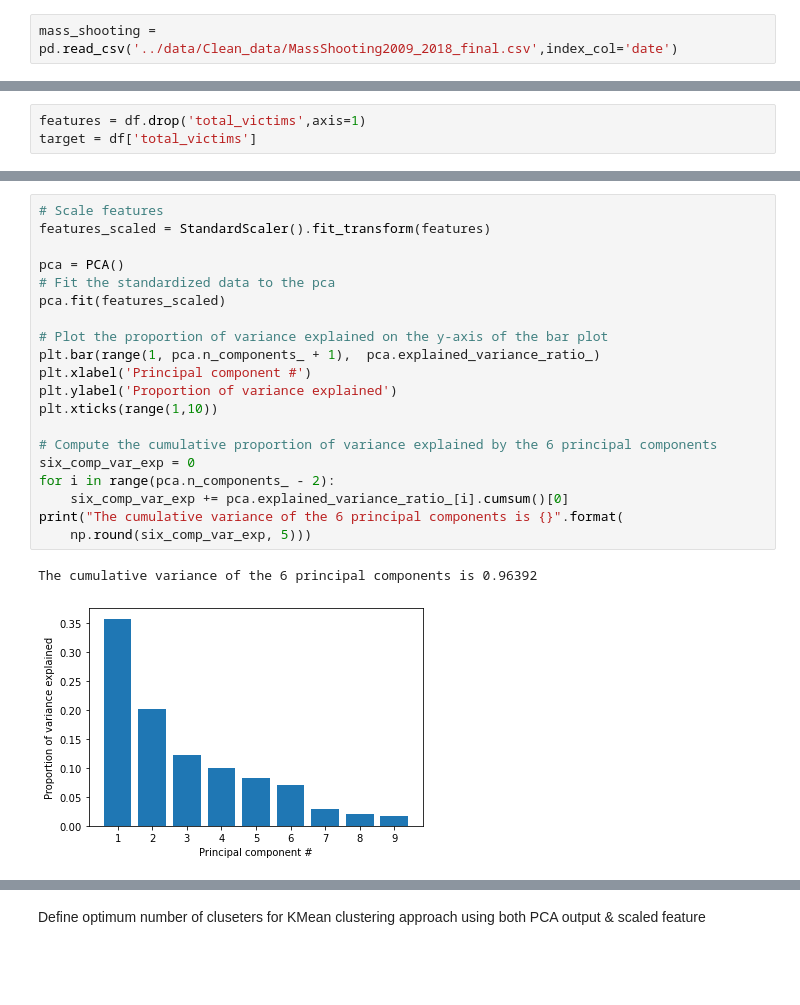
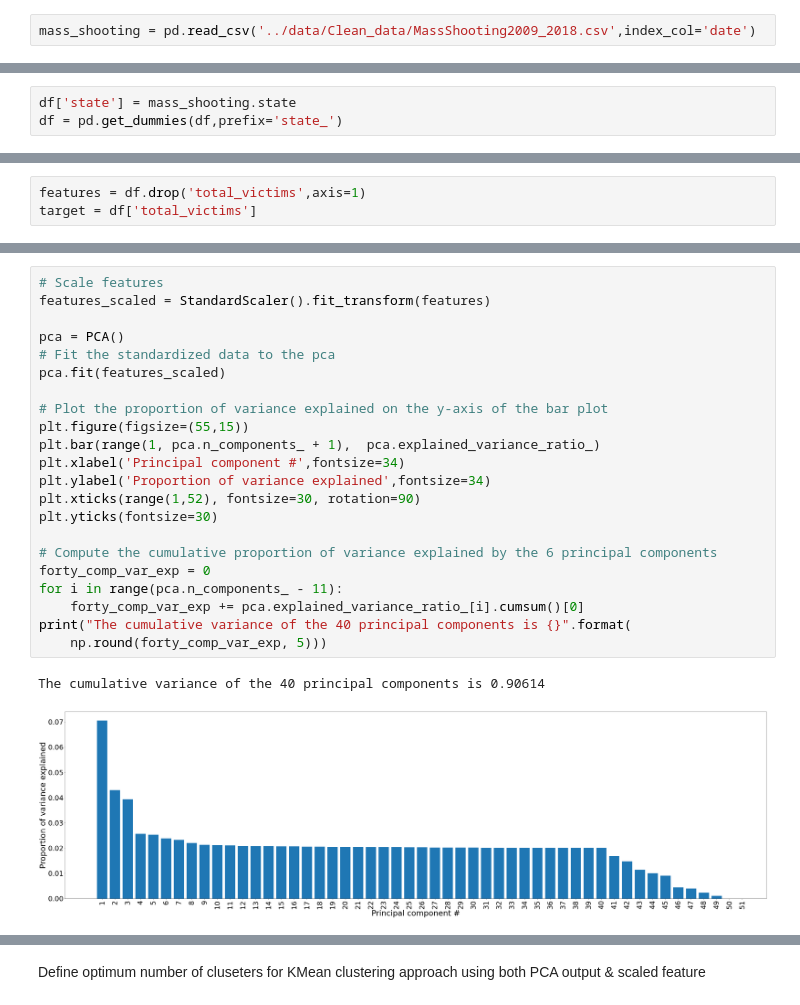
Before and after one commit to BinhKieu82/Springboard_Capstone2, a Jupyter notebook: notebooks/03_exploratory_data_analysis.ipynb, the cells around one changed output, grey strips where cells are left out. Drawn from its saved outputs; the diff is of its cells as text; blank space fills up the shorter version.

```diff
--- a/notebooks/03_exploratory_data_analysis.ipynb
+++ b/notebooks/03_exploratory_data_analysis.ipynb
@@ -38,7 +37,7 @@ The dash_core_components package is deprecated. Please replace
 The dash_html_components package is deprecated. Please replace
 `import dash_html_components as html` with `from dash import html`
 # %%
-mass_shooting = pd.read_csv('../data/Clean_data/MassShooting2009_2018_final.csv',index_col='date')
+mass_shooting = pd.read_csv('../data/Clean_data/MassShooting2009_2018.csv',index_col='date')
 # %% [markdown]
 ### 3.2 Exploring data
 #### a. Features scanning & processing
@@ -316,3 +334,6 @@ plt.show()
 #### d. PCA transformation
 # %% [markdown]
 #### create features & target sets
+# %%
+df['state'] = mass_shooting.state
+df = pd.get_dummies(df,prefix='state_')
@@ -328,24 +369,26 @@ We'll use the appropriate scaling function to standardize the features to be cen
 # %%
 # Scale features
 features_scaled = StandardScaler().fit_transform(features)
 
 pca = PCA()
 # Fit the standardized data to the pca
 pca.fit(features_scaled)
 
 # Plot the proportion of variance explained on the y-axis of the bar plot
+plt.figure(figsize=(55,15))
 plt.bar(range(1, pca.n_components_ + 1),  pca.explained_variance_ratio_)
-plt.xlabel('Principal component #')
-plt.ylabel('Proportion of variance explained')
-plt.xticks(range(1,10))
+plt.xlabel('Principal component #',fontsize=34)
+plt.ylabel('Proportion of variance explained',fontsize=34)
+plt.xticks(range(1,52), fontsize=30, rotation=90)
+plt.yticks(fontsize=30)
 
 # Compute the cumulative proportion of variance explained by the 6 principal components
-six_comp_var_exp = 0
-for i in range(pca.n_components_ - 2):
-    six_comp_var_exp += pca.explained_variance_ratio_[i].cumsum()[0]
-print("The cumulative variance of the 6 principal components is {}".format(
-    np.round(six_comp_var_exp, 5)))
+forty_comp_var_exp = 0
+for i in range(pca.n_components_ - 11):
+    forty_comp_var_exp += pca.explained_variance_ratio_[i].cumsum()[0]
+print("The cumulative variance of the 40 principal components is {}".format(
+    np.round(forty_comp_var_exp, 5)))
 # %% [output]
-The cumulative variance of the 6 principal components is 0.96392
+The cumulative variance of the 40 principal components is 0.90614
-[figure, old version]
+[figure, new version]
 # %%
```
Also changed, not shown: parts of 22 cells of this notebook, 2 other files.
